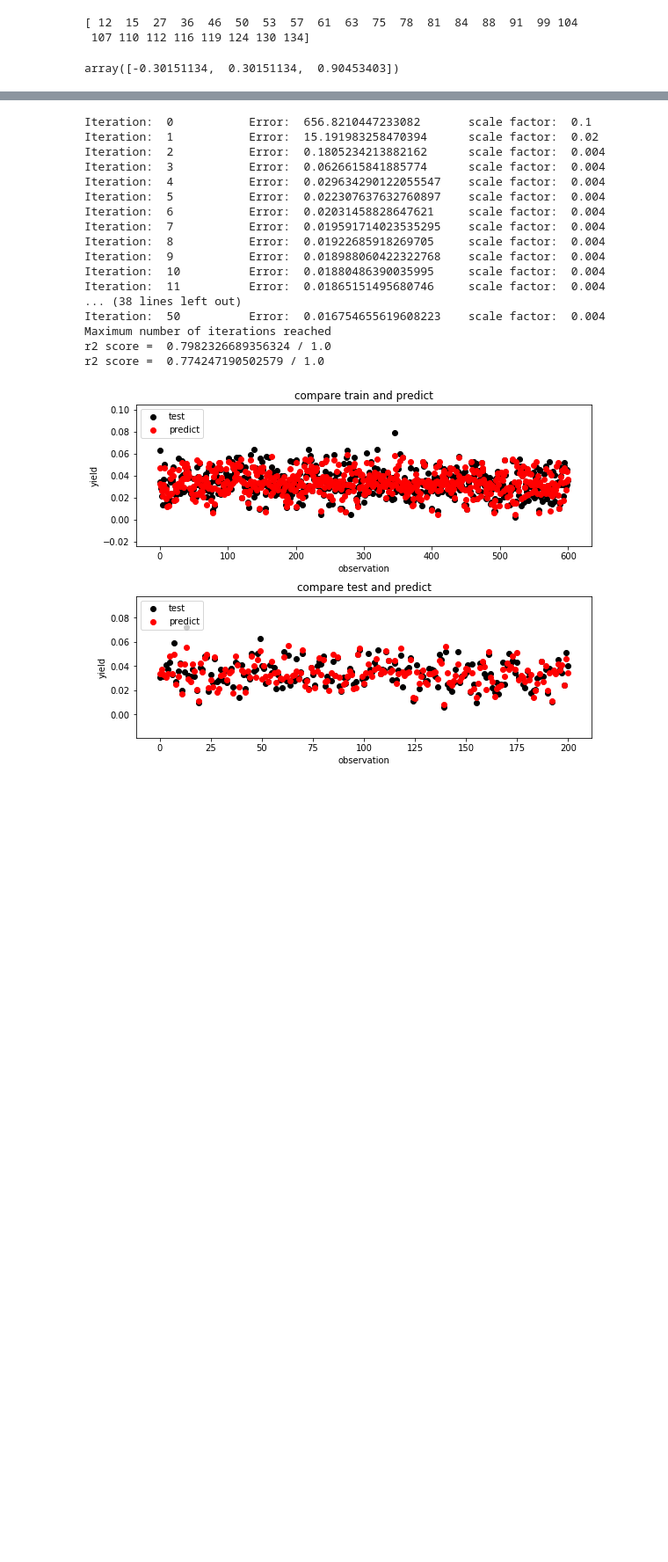
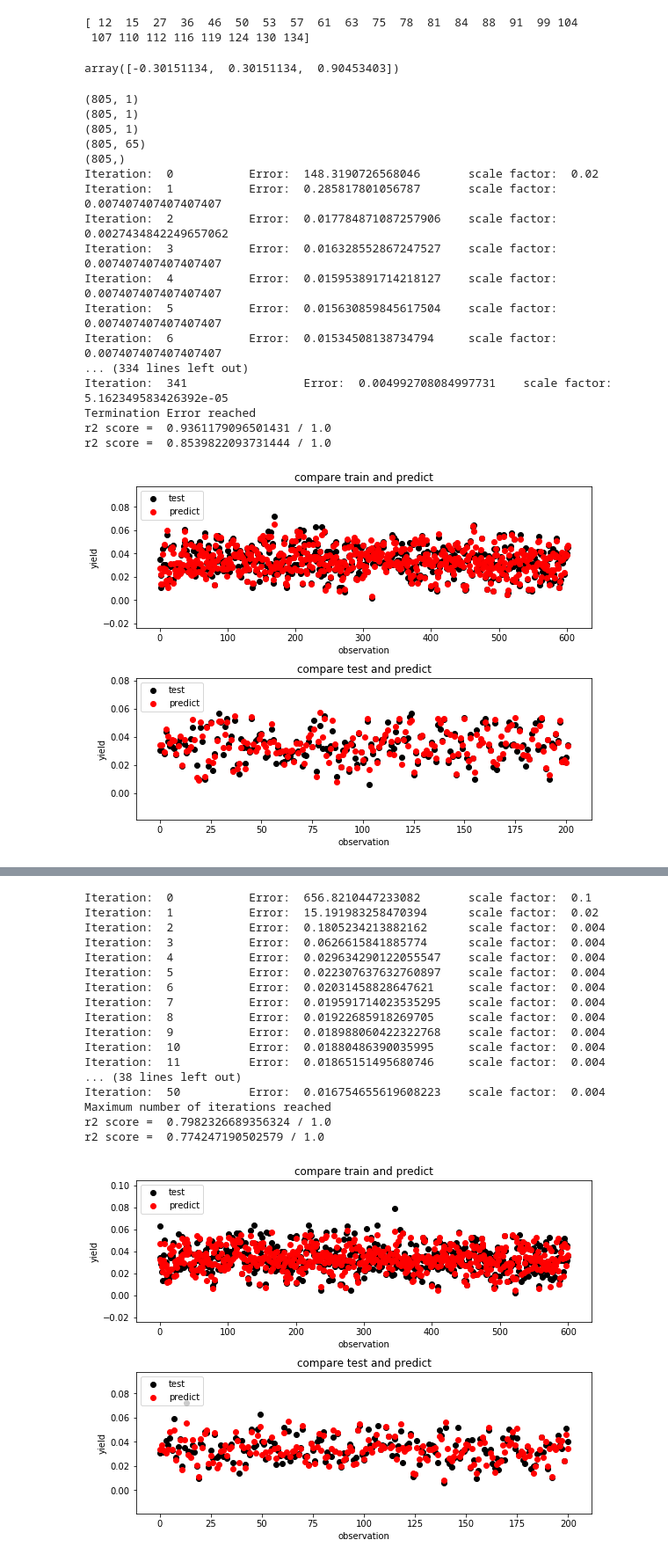
Before and after one commit to pvhau169/Cotton_Predict_Yield, a Jupyter notebook: predictCottonYield.ipynb, the cells around one changed output, grey strips where cells are left out. Shown at 88% size. Drawn from its saved outputs; the diff is of its cells as text; code cells hidden in the pictures; blank space fills up the shorter version.

```diff
--- a/predictCottonYield.ipynb
+++ b/predictCottonYield.ipynb
@@ -229,3 +229,47 @@ def akashProcess(model_parameters, data_parameters, data_func):
     print(x_data.shape)
     print(y_data.shape)
     akashModel(x_data, y_data, x_data.shape[1], model_parameters)
+# %%
+data_parameters = {}
+model_parameters = {}
+data_parameters['normalization'] = True
+data_parameters['std'] = 10
+data_parameters['file_parameters'] = ['ch', 'cv', 'ExG', 'cc']
+
+data_parameters['interval_day'] = 7
+data_parameters['limit_day'] = 105
+data_parameters['extra_parameters'] = ['bollsize', 'bollnum', 'bollvol']
+
+data_parameters['one_hot_encoded_parameters'] = ['irrigation']
+
+model_parameters['k_max'] = 500
+model_parameters['verbose'] = 1
+model_parameters['layer'] = [32]
+model_parameters['dampconst'] = 2.7
+model_parameters['dampfac'] = 0.02
+model_parameters['E_stop'] = 0.005
+
+
+#data Type
+data_func = cottonYieldData
+
+akashProcess(model_parameters, data_parameters, data_func)
+# %% [output]
+(805, 1)
+(805, 1)
+(805, 1)
+(805, 65)
+(805,)
+Iteration:  0           Error:  148.3190726568046       scale factor:  0.02
+Iteration:  1           Error:  0.285817801056787       scale factor:  0.007407407407407407
+Iteration:  2           Error:  0.017784871087257906    scale factor:  0.0027434842249657062
+Iteration:  3           Error:  0.016328552867247527    scale factor:  0.007407407407407407
+Iteration:  4           Error:  0.015953891714218127    scale factor:  0.007407407407407407
+Iteration:  5           Error:  0.015630859845617504    scale factor:  0.007407407407407407
+Iteration:  6           Error:  0.01534508138734794     scale factor:  0.007407407407407407
+... (334 lines left out)
+Iteration:  341                 Error:  0.004992708084997731    scale factor:  5.162349583426392e-05
+Termination Error reached
+r2 score =  0.9361179096501431 / 1.0
+r2 score =  0.8539822093731444 / 1.0
+[figure, added]
```
Also changed, not shown: parts of 6 cells of this notebook, 1 other file.
